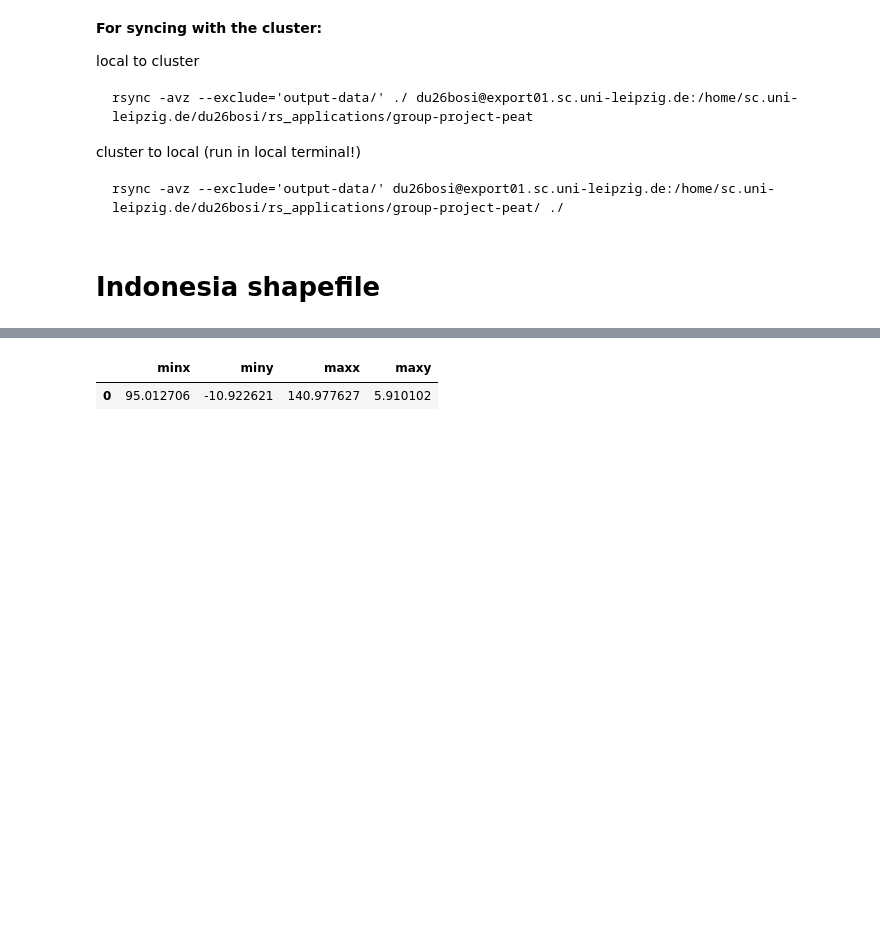
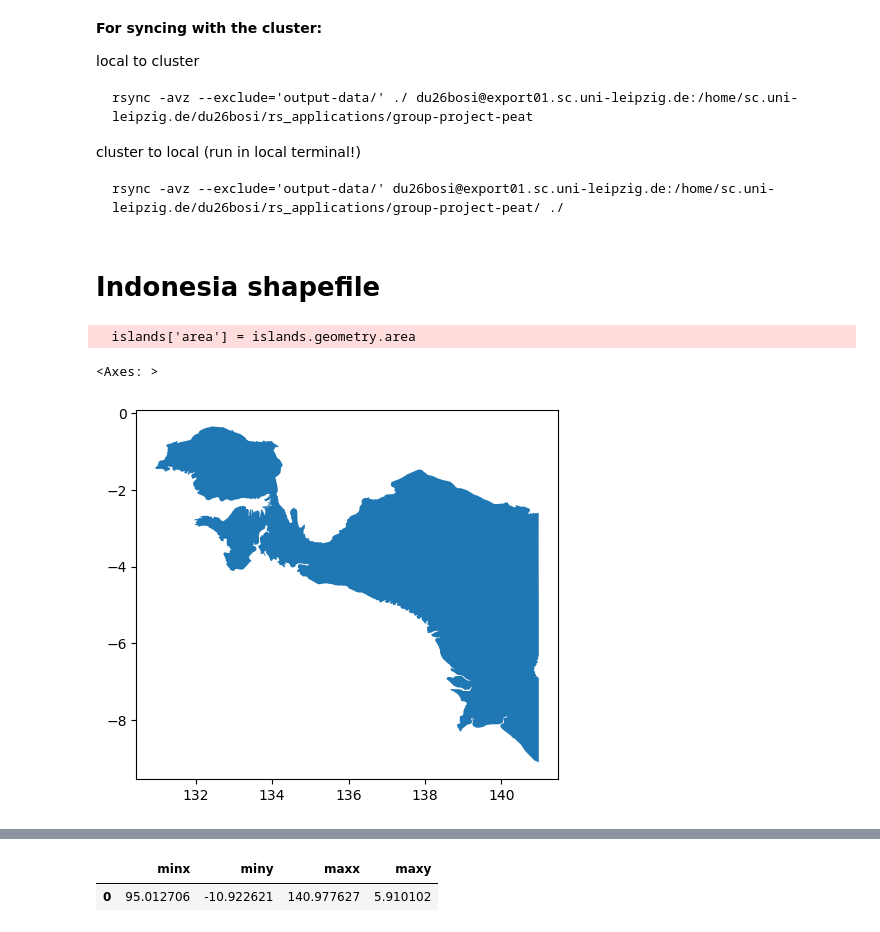
Before and after one commit to ninorp55/tropical-peat-post-fire-vegetation-recovery, a Jupyter notebook: 1_preprocessing.ipynb, the cells around one changed output, grey strips where cells are left out. Cells and saved outputs as stored; diff of their text form; code cells hidden in the pictures; blank space fills up the shorter version.

Commit message:
add islands

```diff
--- a/1_preprocessing.ipynb
+++ b/1_preprocessing.ipynb
@@ -49,3 +51,26 @@ indonesia.to_file('output-data/indonesia.shp')
 
 # reproject
 # indonesia_reproj = indonesia.copy().to_crs('EPSG:3857')
+# %%
+# extract islands
+
+# split MultiPolygon into individual polygons
+islands = indonesia.explode(index_parts=True).reset_index(drop=True)
+
+# add area (in degrees² — good enough for sorting/filtering)
+islands['area'] = islands.geometry.area
+
+# sort by area descending
+islands_sorted = islands.sort_values('area', ascending=False).reset_index(drop=True)
+
+# extract by rank
+kalimantan = islands_sorted.iloc[[0]]
+sumatra = islands_sorted.iloc[[1]]
+papua = islands_sorted.iloc[[2]]
+# %% [output]
+  islands['area'] = islands.geometry.area
+# %%
+papua.plot()
+# %% [output]
+<Axes: >
+[figure, added]
```
Also changed, not shown: parts of 12 cells of this notebook.
